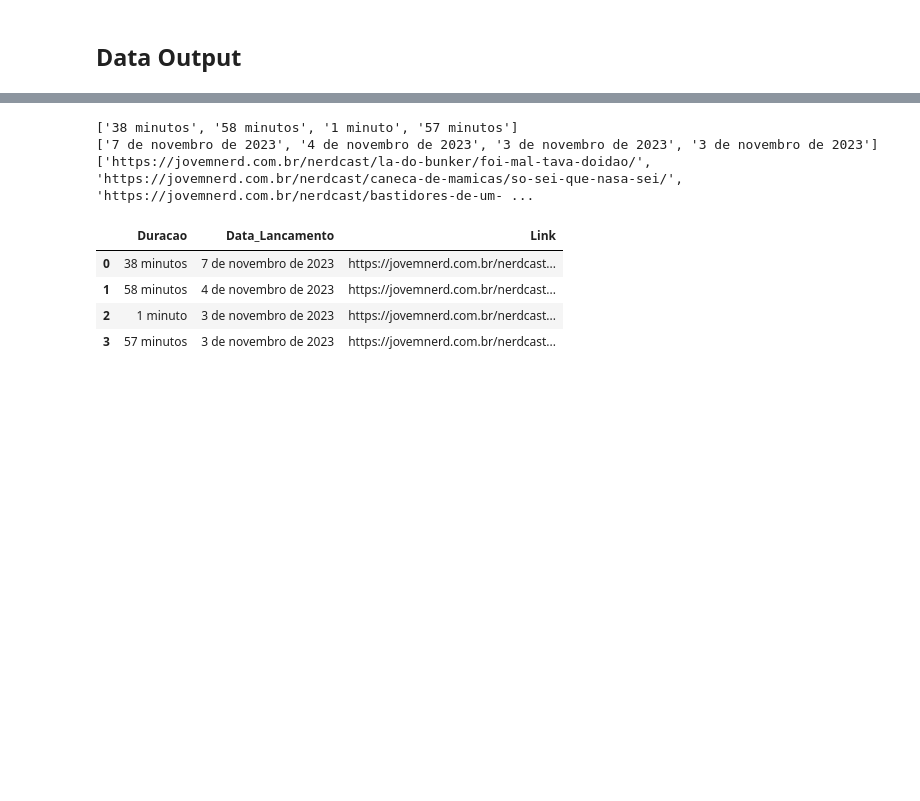
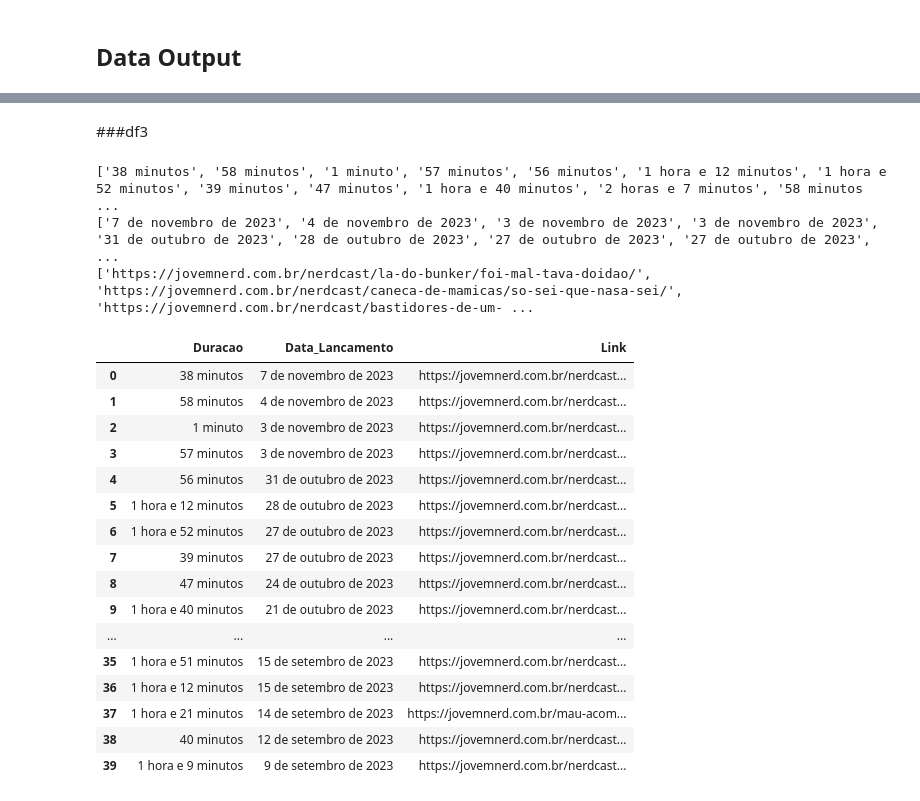
Before and after one commit to gellwanger/nerdcast_analysis, a Jupyter notebook: Nercast_Analysis.ipynb, the cells around one changed output, grey strips where cells are left out. Drawn from its saved outputs; the diff is of its cells as text; code cells hidden in the pictures; blank space fills up the shorter version.

```diff
--- a/Nercast_Analysis.ipynb
+++ b/Nercast_Analysis.ipynb
@@ -111,0 +151,2 @@ df = df[df['Podcast'] != '2013 - 2016']
+# %%
+df = df.drop_duplicates()
@@ -111,0 +181,11 @@ df = df[df['Podcast'] != '2013 - 2016']
+# %%
+list_text = []
+i = 1
+
+for item in df['Podcast']:
+  this = re.split(r'[0-9]', item)
+  print(f'{i} - {this}')
+
+  i += 1
+
+  list_text.extend(this)
@@ -111,0 +225,11 @@ df = df[df['Podcast'] != '2013 - 2016']
+# %%
+text_new = []
+i = 1
+for item in list_text:
+  if len(item) >= 2:
+    this = item.strip()
+    print(f'{i} - {this}')
+    i += 1
+    text_new.append(this)
+  else:
+    pass
@@ -173,7 +343,9 @@ df['Podcast'] = text_new
+# %% [markdown]
+###df3
 # %%
 df3 = pd.DataFrame(columns=['Duracao', 'Data_Lancamento', 'Link'])
 # %%
-for item in list3[:9]:
+for item in list3:
   if item.find('time'):
     duracao = item.find('time').get_text().split('•')[0][1:].strip()
     list_duration.append(duracao)
@@ -191,18 +363,30 @@ print(list_duration)
 print(list_launch)
 print(list_link)
 # %% [output]
-['38 minutos', '58 minutos', '1 minuto', '57 minutos']
-['7 de novembro de 2023', '4 de novembro de 2023', '3 de novembro de 2023', '3 de novembro de 2023']
+['38 minutos', '58 minutos', '1 minuto', '57 minutos', '56 minutos', '1 hora e 12 minutos', '1 hora e 52 minutos', '39 minutos', '47 minutos', '1 hora e 40 minutos', '2 horas e 7 minutos', '58 minutos ...
+['7 de novembro de 2023', '4 de novembro de 2023', '3 de novembro de 2023', '3 de novembro de 2023', '31 de outubro de 2023', '28 de outubro de 2023', '27 de outubro de 2023', '27 de outubro de 2023', ...
 ['https://jovemnerd.com.br/nerdcast/la-do-bunker/foi-mal-tava-doidao/', 'https://jovemnerd.com.br/nerdcast/caneca-de-mamicas/so-sei-que-nasa-sei/', 'https://jovemnerd.com.br/nerdcast/bastidores-de-um- ...
 # %%
 df3['Duracao'] = list_duration
 df3['Data_Lancamento'] = list_launch
 df3['Link'] = list_link
 # %%
-df3.head()
+df3.head(40)
 # %% [output]
 |  | Duracao | Data_Lancamento | Link |
 | 0 | 38 minutos | 7 de novembro de 2023 | https://jovemnerd.com.br/nerdcast... |
 | 1 | 58 minutos | 4 de novembro de 2023 | https://jovemnerd.com.br/nerdcast... |
 | 2 | 1 minuto | 3 de novembro de 2023 | https://jovemnerd.com.br/nerdcast... |
 | 3 | 57 minutos | 3 de novembro de 2023 | https://jovemnerd.com.br/nerdcast... |
+| 4 | 56 minutos | 31 de outubro de 2023 | https://jovemnerd.com.br/nerdcast... |
+| 5 | 1 hora e 12 minutos | 28 de outubro de 2023 | https://jovemnerd.com.br/nerdcast... |
+| 6 | 1 hora e 52 minutos | 27 de outubro de 2023 | https://jovemnerd.com.br/nerdcast... |
+| 7 | 39 minutos | 27 de outubro de 2023 | https://jovemnerd.com.br/nerdcast... |
+| 8 | 47 minutos | 24 de outubro de 2023 | https://jovemnerd.com.br/nerdcast... |
+| 9 | 1 hora e 40 minutos | 21 de outubro de 2023 | https://jovemnerd.com.br/nerdcast... |
+| ... | ... | ... | ... |
+| 35 | 1 hora e 51 minutos | 15 de setembro de 2023 | https://jovemnerd.com.br/nerdcast... |
+| 36 | 1 hora e 12 minutos | 15 de setembro de 2023 | https://jovemnerd.com.br/nerdcast... |
+| 37 | 1 hora e 21 minutos | 14 de setembro de 2023 | https://jovemnerd.com.br/mau-acom... |
+| 38 | 40 minutos | 12 de setembro de 2023 | https://jovemnerd.com.br/nerdcast... |
+| 39 | 1 hora e 9 minutos | 9 de setembro de 2023 | https://jovemnerd.com.br/nerdcast... |
```
Also changed, not shown: parts of 33 cells of this notebook.
